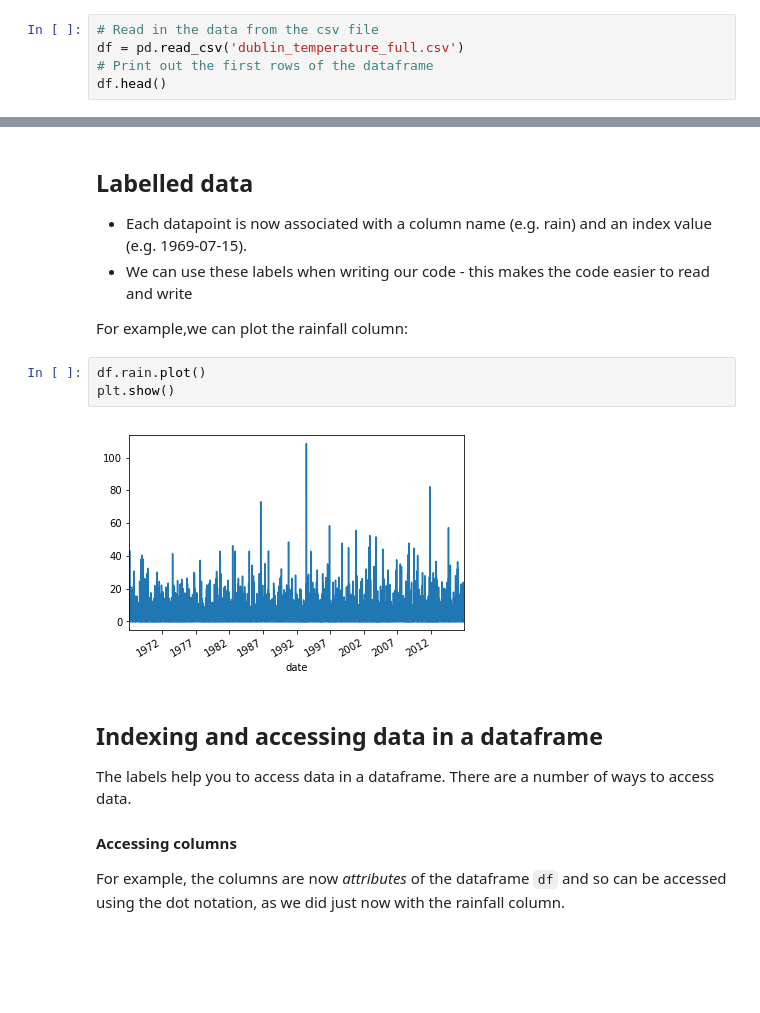
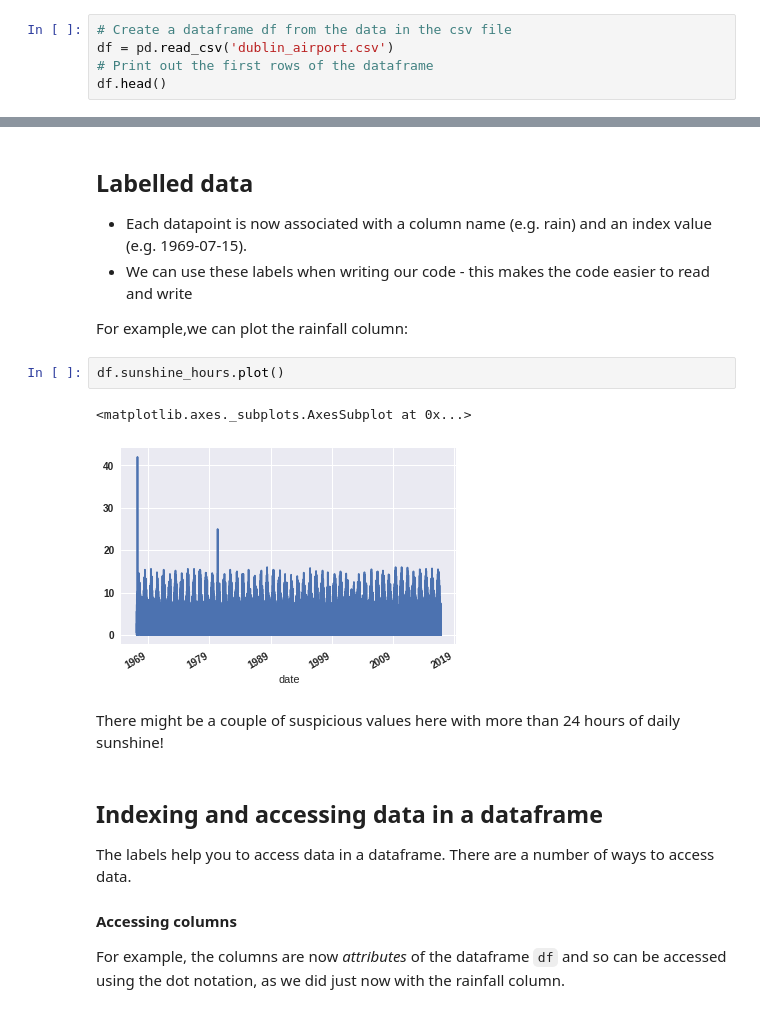
Before and after one commit to braaannigan/climate_python_intro, a Jupyter notebook: pandas_1.ipynb, the cells around one changed output, grey strips where cells are left out. Drawn from its saved outputs; the diff is of its cells as text; blank space fills up the shorter version.

```diff
--- a/pandas_1.ipynb
+++ b/pandas_1.ipynb
@@ -31,8 +31,8 @@ hv.notebook_extension('bokeh')
 # %% [output]
 [interactive output not drawn]
 # %%
-# Read in the data from the csv file
-df = pd.read_csv('dublin_temperature_full.csv')
+# Create a dataframe df from the data in the csv file
+df = pd.read_csv('dublin_airport.csv')
 # Print out the first rows of the dataframe
 df.head()
 # %% [output]
@@ -99,10 +99,12 @@ df.head()
 
 For example,we can plot the rainfall column:
 # %%
-df.rain.plot()
-plt.show()
+df.sunshine_hours.plot()
 # %% [output]
+<matplotlib.axes._subplots.AxesSubplot at 0x...>
-[figure, old version]
+[figure, new version]
+# %% [markdown]
+There might be a couple of suspicious values here with more than 24 hours of daily sunshine!
 # %% [markdown]
 ## Indexing and accessing data in a dataframe
 
```
Also changed, not shown: parts of 44 cells of this notebook, 2 other files.
